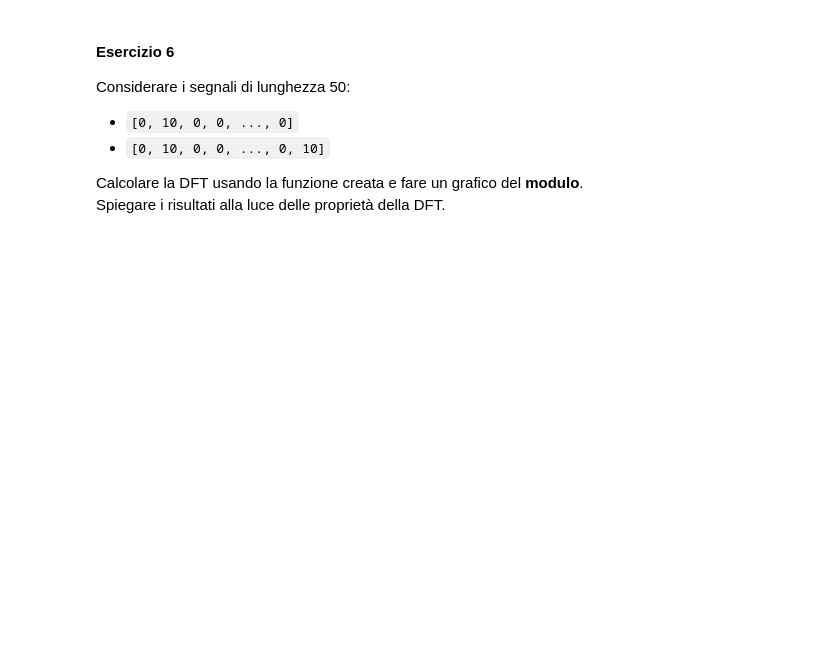
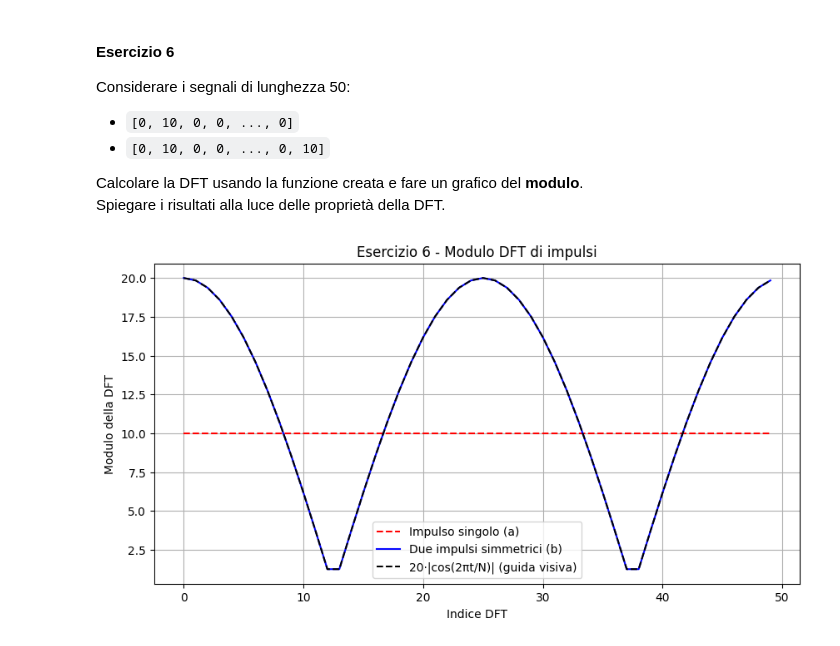
Before and after one commit to elisabettaroviera/ATF-M, a Jupyter notebook: 04 - Esercitazione 4/esercitazione4.ipynb, the cells around one changed output. Drawn from its saved outputs; the diff is of its cells as text; code cells hidden in the pictures; blank space fills up the shorter version.

```diff
--- a/04 - Esercitazione 4/esercitazione4.ipynb
+++ b/04 - Esercitazione 4/esercitazione4.ipynb
@@ -27,6 +65,18 @@ Verificare con Python la correttezza utilizzando `scipy.fft.fft`.
 
 Scrivere una funzione che calcoli la DFT di un vettore.
 Verificare la correttezza della funzione confrontando con `scipy.fft.fft`.
+# %%
+### ------------------------------------------
+### Esercizio 2 - Funzione per calcolare la DFT
+### ------------------------------------------
+
+def dft(x):
+    N = len(x)
+    X = np.zeros(N, dtype=complex)
+    for k in range(N):
+        for n in range(N):
+            X[k] += x[n] * np.exp(-2j * np.pi * k * n / N)
+    return X
 # %% [markdown]
 #### Esercizio 3
 
@@ -68,0 +283,38 @@ Spiegare i risultati alla luce delle proprietà della DFT.
+# %%
+# ---------------------------------------
+# Esercizio 6 - DFT di impulsi localizzati
+# ---------------------------------------
+
+# Lunghezza dei segnali
+N = 50
+t = np.arange(N)
+
+# Segnale a: impulso singolo
+a = np.zeros(N)
+a[1] = 10  # impulso in posizione 1
+
+# Segnale b: due impulsi simmetrici
+b = np.zeros(N)
+b[1] = 10
+b[-1] = 10  # impulso in posizione N-1 (equivalente a -1 per periodicità)
+
+# Calcolo della DFT (modulo)
+A = np.abs(dft(a))
+B = np.abs(dft(b))
+
+# ----------------------
+# Plot del modulo della DFT
+# ----------------------
+plt.figure(figsize=(10, 5))
+plt.plot(t, A, 'r--', label="Impulso singolo (a)")
+plt.plot(t, B, 'b-', label="Due impulsi simmetrici (b)")
+plt.plot(t, 20 * np.abs(np.cos(2 * np.pi * t / N)), 'k--', label="20·|cos(2πt/N)| (guida visiva)")
+
+plt.title("Esercizio 6 - Modulo DFT di impulsi")
+plt.xlabel("Indice DFT")
+plt.ylabel("Modulo della DFT")
+plt.legend()
+plt.grid(True)
+plt.show()
+# %% [output]
+[figure, added]
```
Also changed, not shown: parts of 8 cells of this notebook.
